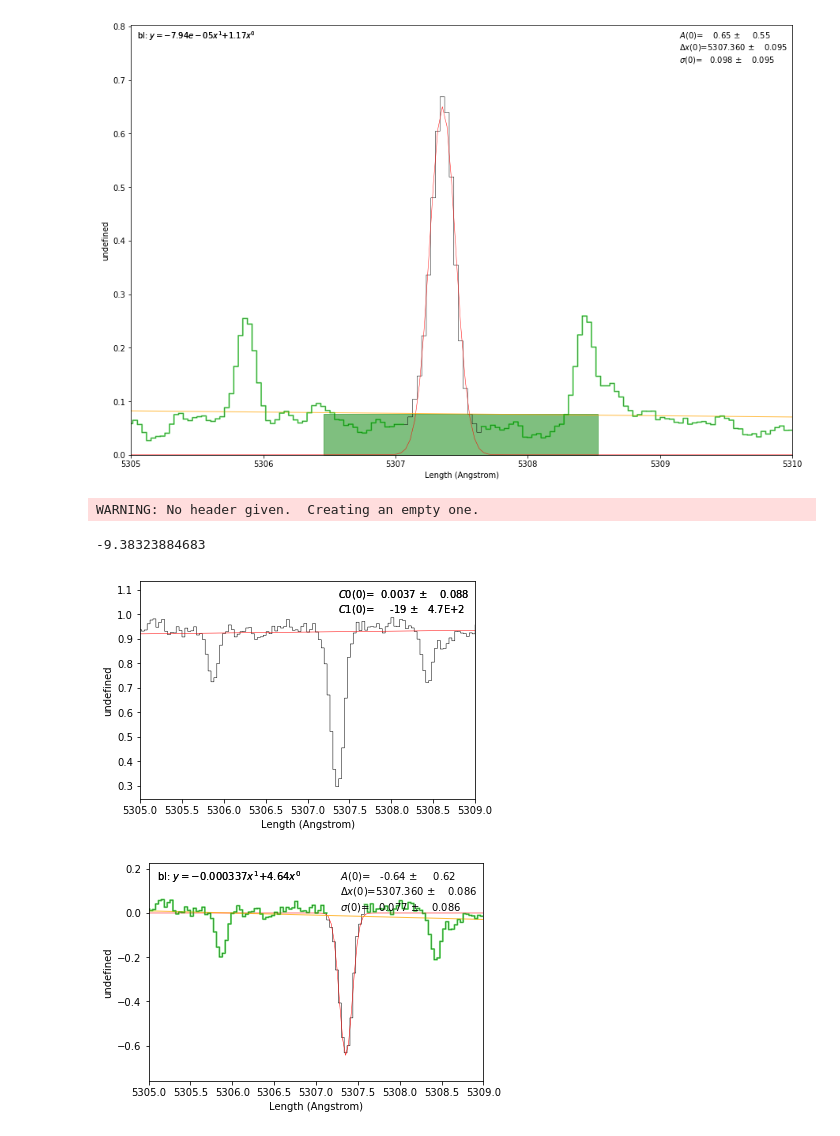
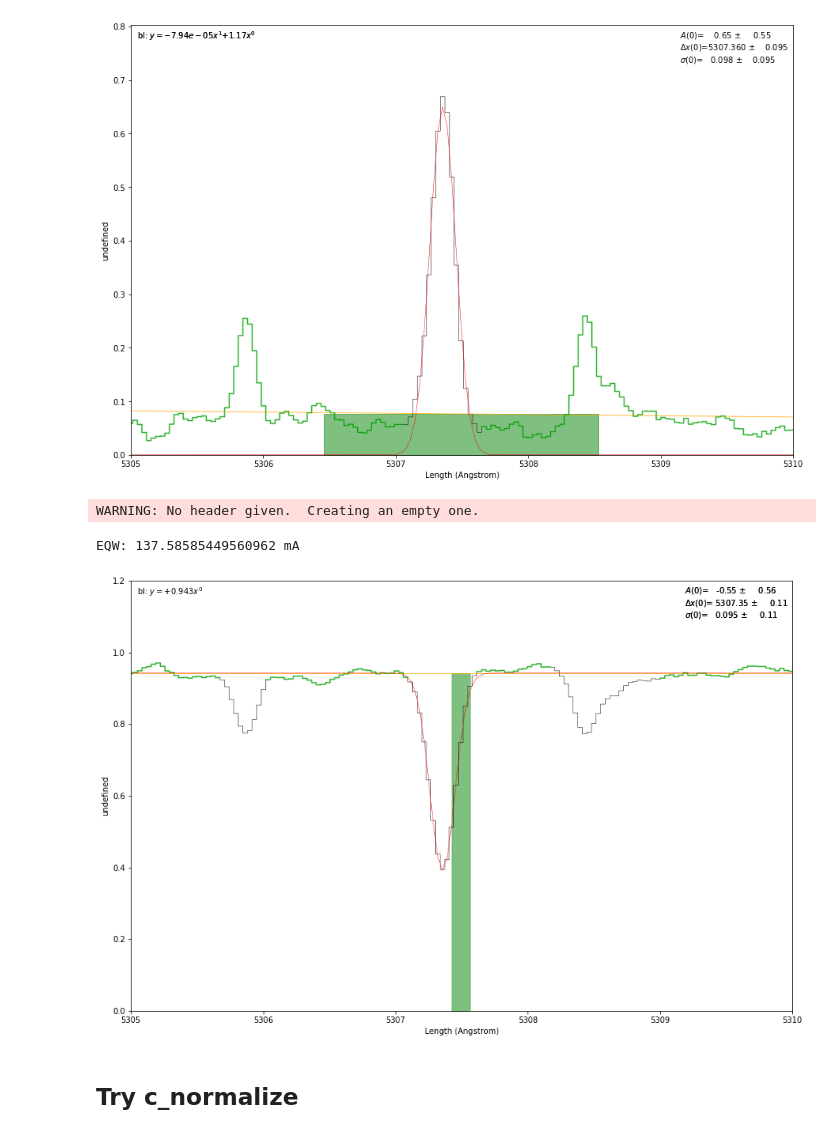
Before and after one commit to jkcarlberg/redgiant_planethosts, a Jupyter notebook: pyspeckit_test.ipynb, the cells around one changed output. Saved outputs shown, nothing was run; the diff lists cells and outputs as text; code cells hidden in the pictures.

Commit message:
integrated c_normalize; improved EQW accuracy for 5307.36

```diff
--- a/pyspeckit_test.ipynb
+++ b/pyspeckit_test.ipynb
@@ -53,36 +54,28 @@ WARNING: No header given.  Creating an empty one.
 [figure]
 # %%
 s_hdu = fits.open("Data/ew_known/tame_inputs/col110_1134red_oned_25jan14_wavsoln.fits")
+#s_hdu = fits.open("Data/ew_known/tame_inputs/ngc6583_50red_oned_slit07_jun14_wavsoln.fits")
+fig = plt.figure(figsize=(15,10))
+
 s_data = s_hdu[1].data
 s_flux = s_data['FLUX']
+smoothed_flux = convolve(s_flux, Box1DKernel(5))
+s_flux = smoothed_flux
 s_wav = s_data['WAVEL'] * u.AA
+sp = pyspeckit.Spectrum(data=s_flux, xarr=s_wav)
+sp.plotter(figure = fig, xmin=5305, xmax=5310., ymin=0, ymax=1.2)
 
-sp = pyspeckit.Spectrum(data=s_flux, xarr=s_wav)
-sp.plotter(xmin=5305, xmax=5309)
+sp.baseline(order=0, subtract=False, highlight_fitregion=True, exclude=[5305.7,5306,5307.1,5307.6,5308.2,5309])
+sp.specfit(fittype='gaussian', guesses = [0.1, 5307.36, 0.1])
+EQW = sp.specfit.EQW(plot=True, continuum = 0.95)
+print("EQW:", EQW*1000*u.mA)
 
-sp.specfit.Registry.add_fitter('polycontinuum',
-                               pyspeckit.models.polynomial_continuum.poly_fitter(),
-                               2)
-
-sp.specfit(order=2, fittype='polycontinuum', guesses=(0.9,12), exclude = [5307.1,5307.5, 5308.25, 5308.6])
-
-sp_contsub = sp.copy()
-sp_contsub.data -= sp.specfit.get_full_model()
-sp_contsub.plotter()
-
-sp_contsub.specfit(fittype='gaussian', guesses = [0.5, 5307.36, 0.1])
-
-
-
-sp_contsub.baseline(subtract=False, highlight_fitregion=True, excludefit=True)
-print(sp_contsub.specfit.EQW(plot=True))
-
-#sp.specfit(fittype='gaussian', guesses = [0.5, 5307.36, 0.1])
-#sp.plotter.savefig('basic_plot_example_withfit.png')
+sp.plotter.savefig('basic_plot_example_withfit.png')
 # %% [output]
 WARNING: No header given.  Creating an empty one.
--9.38323884683
+EQW: 137.58585449560962 mA
-[figure, old version]
+[figure, new version]
-[figure, removed]
+# %% [markdown]
+## Try c_normalize
 # %%
 s_hdu = fits.open("Data/ew_known/tame_inputs/col110_1134red_oned_25jan14_wavsoln.fits")
```
Also changed, not shown: parts of 2 cells of this notebook.
